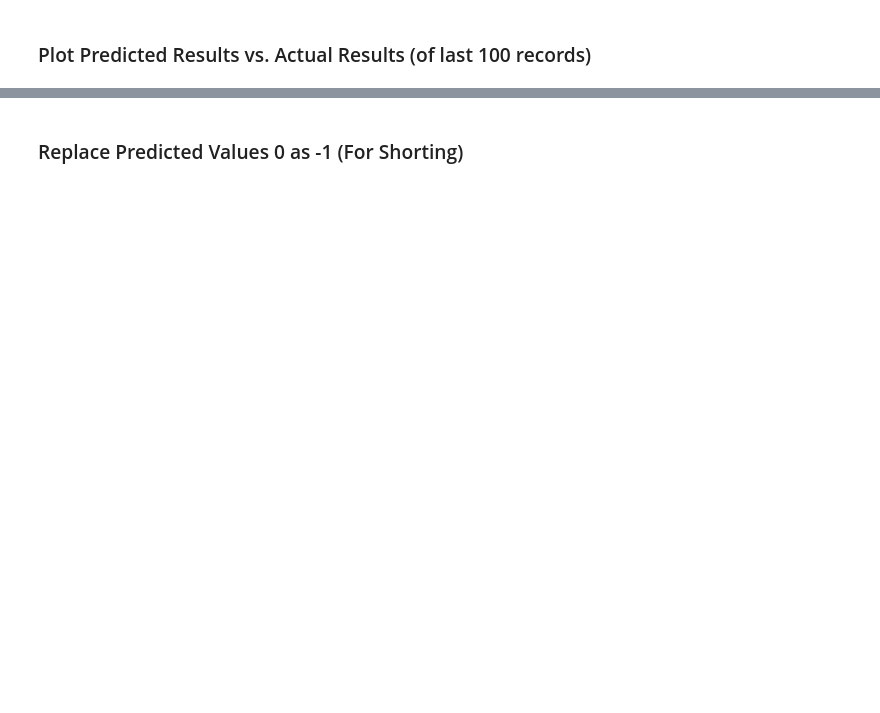
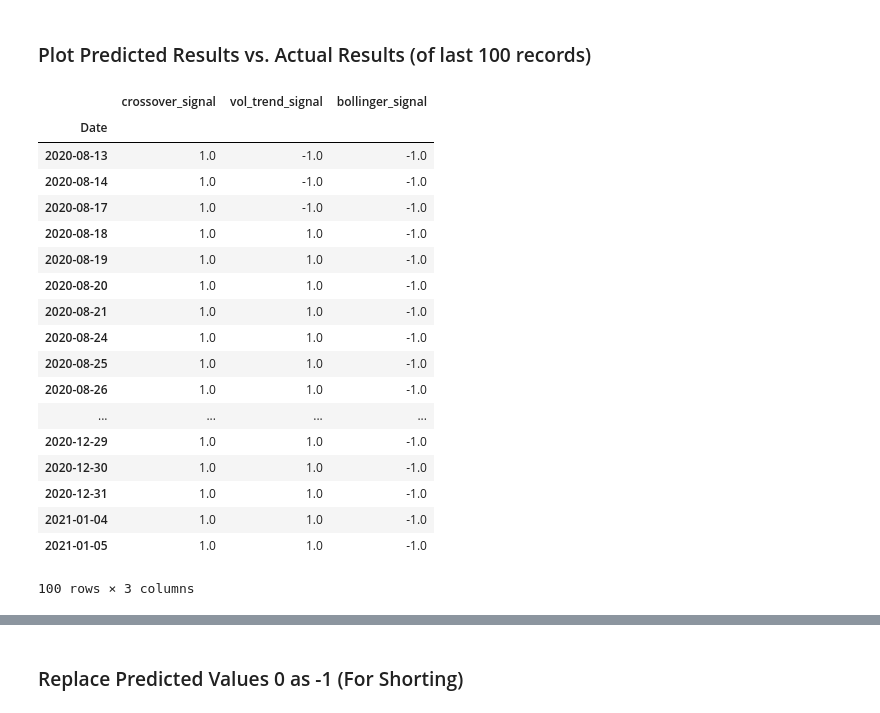
Before and after one commit to GMurnane3/AAPL_test, a Jupyter notebook: random_forest_trading-AAPL.ipynb, the cells around one changed output, grey strips where cells are left out. Drawn from its saved outputs; the diff is of its cells as text; code cells hidden in the pictures; blank space fills up the shorter version.

```diff
--- a/random_forest_trading-AAPL.ipynb
+++ b/random_forest_trading-AAPL.ipynb
@@ -116,2 +110,24 @@ results[['Actual Value', 'Predicted Value']].plot(figsize=(20,10))
 # %% [markdown]
 ### Plot Predicted Results vs. Actual Results (of last 100 records)
+# %%
+X_test.tail(100)
+# %% [output]
+|  | crossover_signal | vol_trend_signal | bollinger_signal |
+| Date |  |  |  |
+| 2020-08-13 | 1.0 | -1.0 | -1.0 |
+| 2020-08-14 | 1.0 | -1.0 | -1.0 |
+| 2020-08-17 | 1.0 | -1.0 | -1.0 |
+| 2020-08-18 | 1.0 | 1.0 | -1.0 |
+| 2020-08-19 | 1.0 | 1.0 | -1.0 |
+| 2020-08-20 | 1.0 | 1.0 | -1.0 |
+| 2020-08-21 | 1.0 | 1.0 | -1.0 |
+| 2020-08-24 | 1.0 | 1.0 | -1.0 |
+| 2020-08-25 | 1.0 | 1.0 | -1.0 |
+| 2020-08-26 | 1.0 | 1.0 | -1.0 |
+| ... | ... | ... | ... |
+| 2020-12-29 | 1.0 | 1.0 | -1.0 |
+| 2020-12-30 | 1.0 | 1.0 | -1.0 |
+| 2020-12-31 | 1.0 | 1.0 | -1.0 |
+| 2021-01-04 | 1.0 | 1.0 | -1.0 |
+| 2021-01-05 | 1.0 | 1.0 | -1.0 |
+100 rows × 3 columns
```
Also changed, not shown: parts of 8 cells of this notebook, 4 other files.
